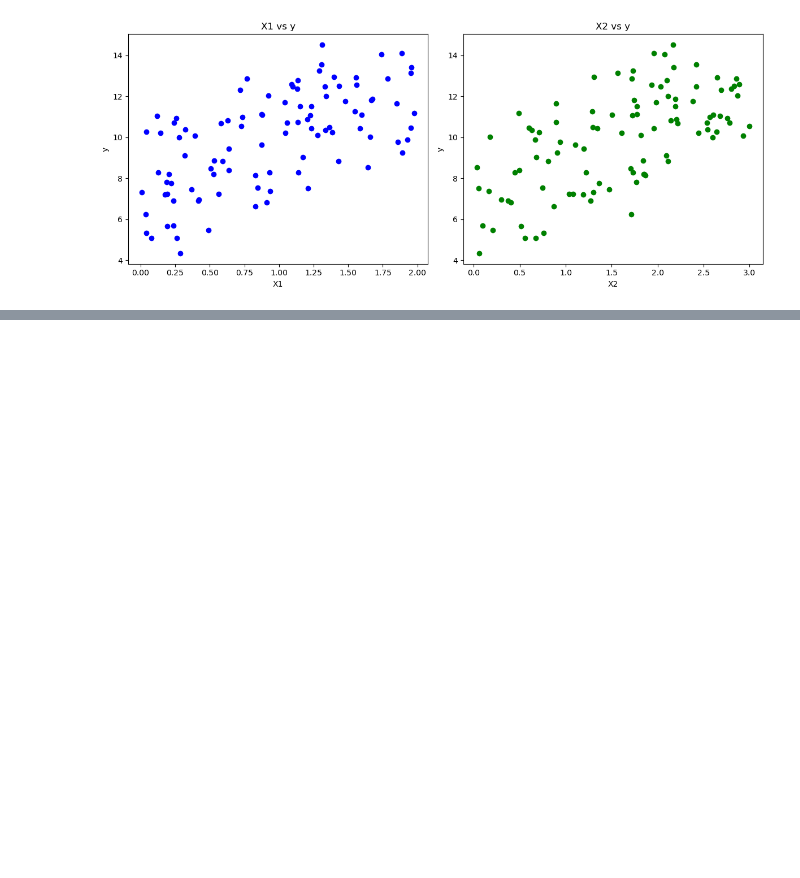
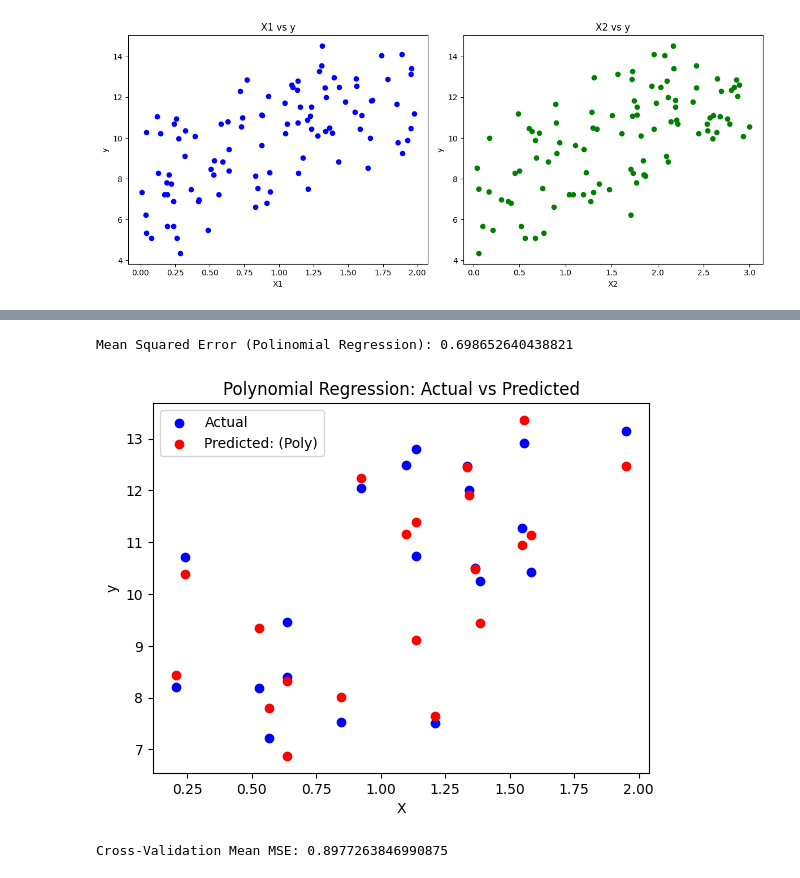
Before and after one commit to jurchiks33/am-i-AI, a Jupyter notebook: test.ipynb, the cells around one changed output, grey strips where cells are left out. Drawn from its saved outputs; the diff is of its cells as text; code cells hidden in the pictures; blank space fills up the shorter version.

```diff
--- a/test.ipynb
+++ b/test.ipynb
@@ -78,0 +90,41 @@ Mean Squared Error: 0.7253054416451991
+# %%
+from sklearn.preprocessing import PolynomialFeatures
+
+# add degree 2 polinomial figures
+poly = PolynomialFeatures(degree=2)
+X_poly = poly.fit_transform(X)
+
+# Split in to training and testing sets
+X_train_poly, X_test_poly, y_train, y_test = train_test_split(X_poly, y, test_size=0.2, random_state=42)
+
+# train model with polinomial features
+model_poly = LinearRegression()
+model_poly.fit(X_train_poly, y_train)
+
+# predict and evaluate
+y_pred_poly = model_poly.predict(X_test_poly)
+mse_poly = mean_squared_error(y_test, y_pred_poly)
+print(f"Mean Squared Error (Polinomial Regression): {mse_poly}")
+
+#visualization
+plt.scatter(X_test[:, 0], y_test, color='blue', label='Actual')
+plt.scatter(X_test[:, 0], y_pred_poly, color='red', label='Predicted: (Poly)')
+plt.title("Polynomial Regression: Actual vs Predicted")
+plt.xlabel("X")
+plt.ylabel("y")
+plt.legend()
+plt.show()
+# %% [output]
+Mean Squared Error (Polinomial Regression): 0.698652640438821
+[figure, added]
+# %%
+from sklearn.model_selection import cross_val_score
+
+# cross validation
+scores = cross_val_score(model_poly, X_poly, y, cv=5, scoring='neg_mean_squared_error')
+
+# calculate mean
+mean_score = np.mean(scores)
+print(f"Cross-Validation Mean MSE: {-mean_score}")
+# %% [output]
+Cross-Validation Mean MSE: 0.8977263846990875
```
Also changed, not shown: parts of 4 cells of this notebook, 1 other file.
